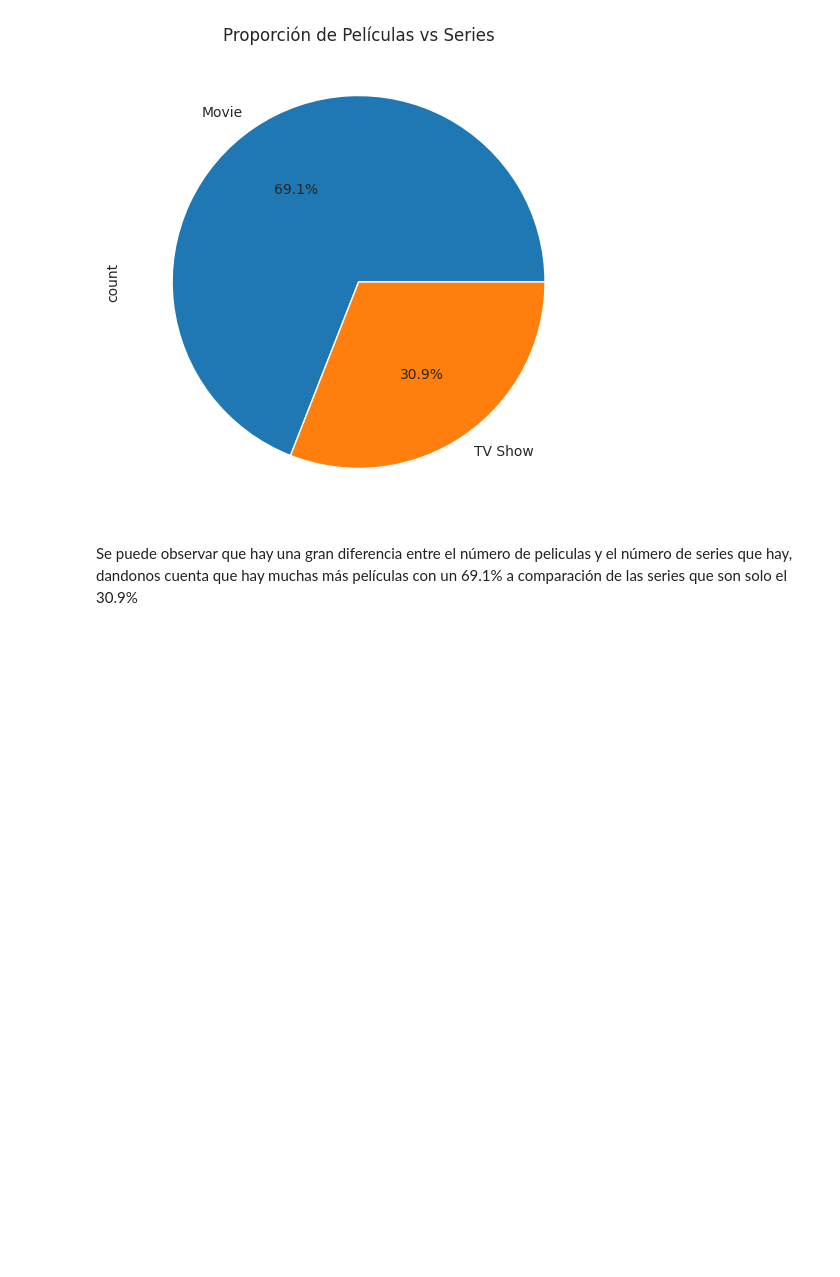
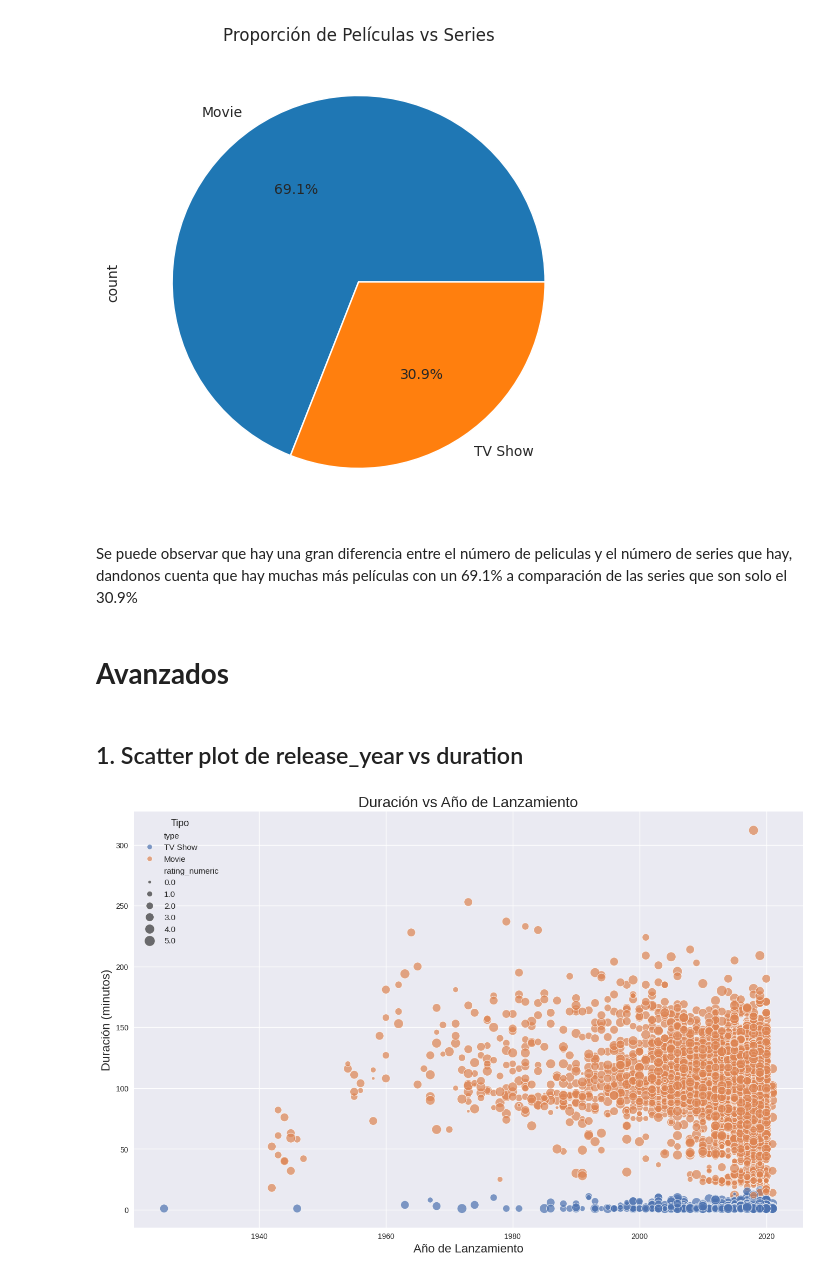
Before and after one commit to ItzelPF/Visualizacion_Datos, a Jupyter notebook: NetFlix.ipynb, the cells around one changed output. Cells and saved outputs as stored; diff of their text form; code cells hidden in the pictures; blank space fills up the shorter version.

```diff
--- a/NetFlix.ipynb
+++ b/NetFlix.ipynb
@@ -393,3 +393,21 @@ plt.show()
 [figure]
 # %% [markdown]
 Se puede observar que hay una gran diferencia entre el número de peliculas y el número de series que hay, dandonos cuenta que hay muchas más películas con un 69.1% a comparación de las series que son solo el 30.9%
+# %% [markdown]
+# **Avanzados**
+# %%
+# Configuración general de estilo
+plt.style.use('seaborn')
+sns.set_palette("deep")
+# %% [markdown]
+## 1. Scatter plot de release_year vs duration
+# %%
+plt.figure(figsize=(16, 10))
+sns.scatterplot(data=df, x='release_year', y='duration', hue='type', size='rating_numeric', sizes=(20, 200), alpha=0.7)
+plt.title('Duración vs Año de Lanzamiento', fontsize=20)
+plt.xlabel('Año de Lanzamiento', fontsize=16)
+plt.ylabel('Duración (minutos)', fontsize=16)
+plt.legend(title='Tipo', title_fontsize='13', fontsize='11')
+plt.show()
+# %% [output]
+[figure, added]
```
Also changed, not shown: parts of 14 cells of this notebook.
